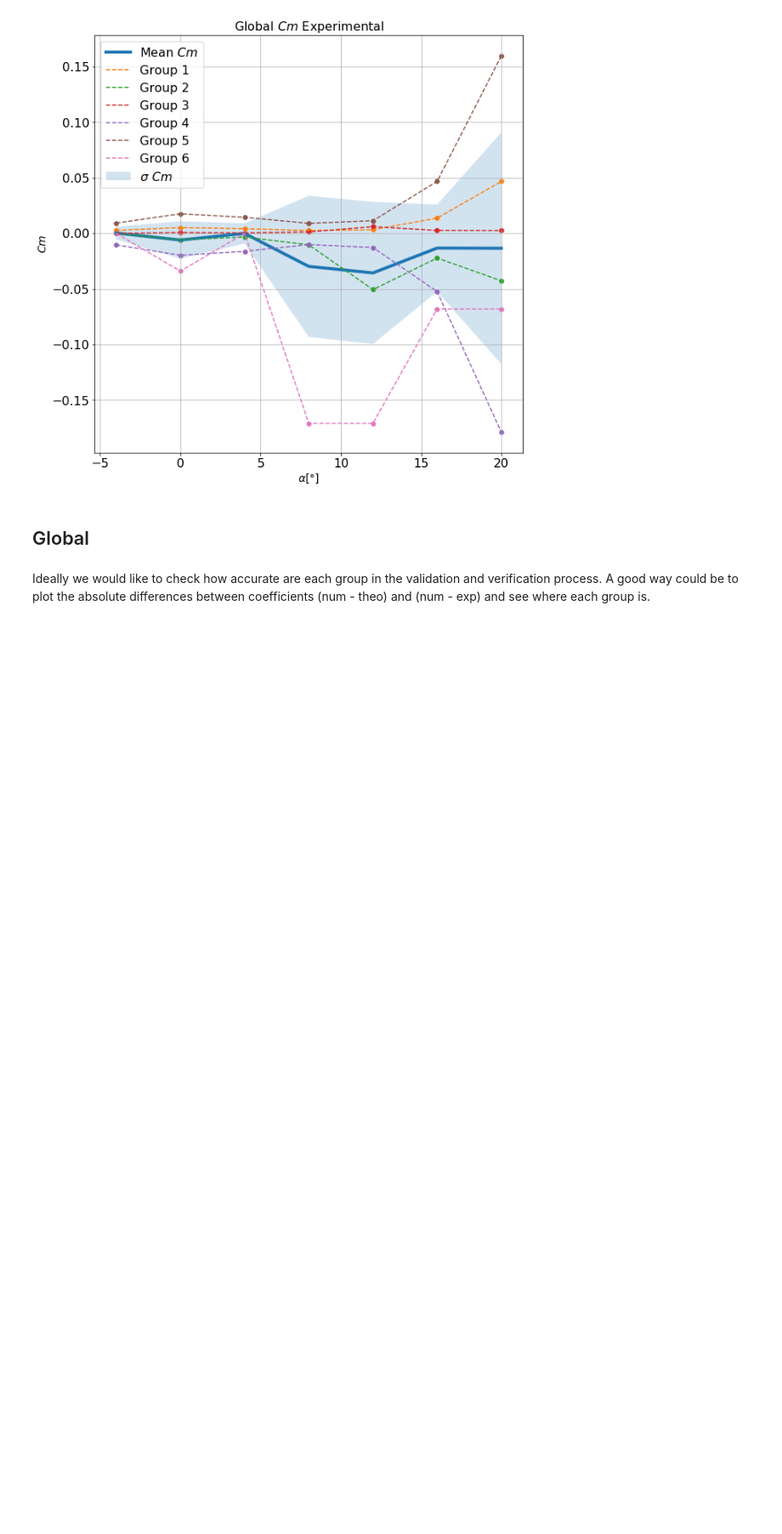
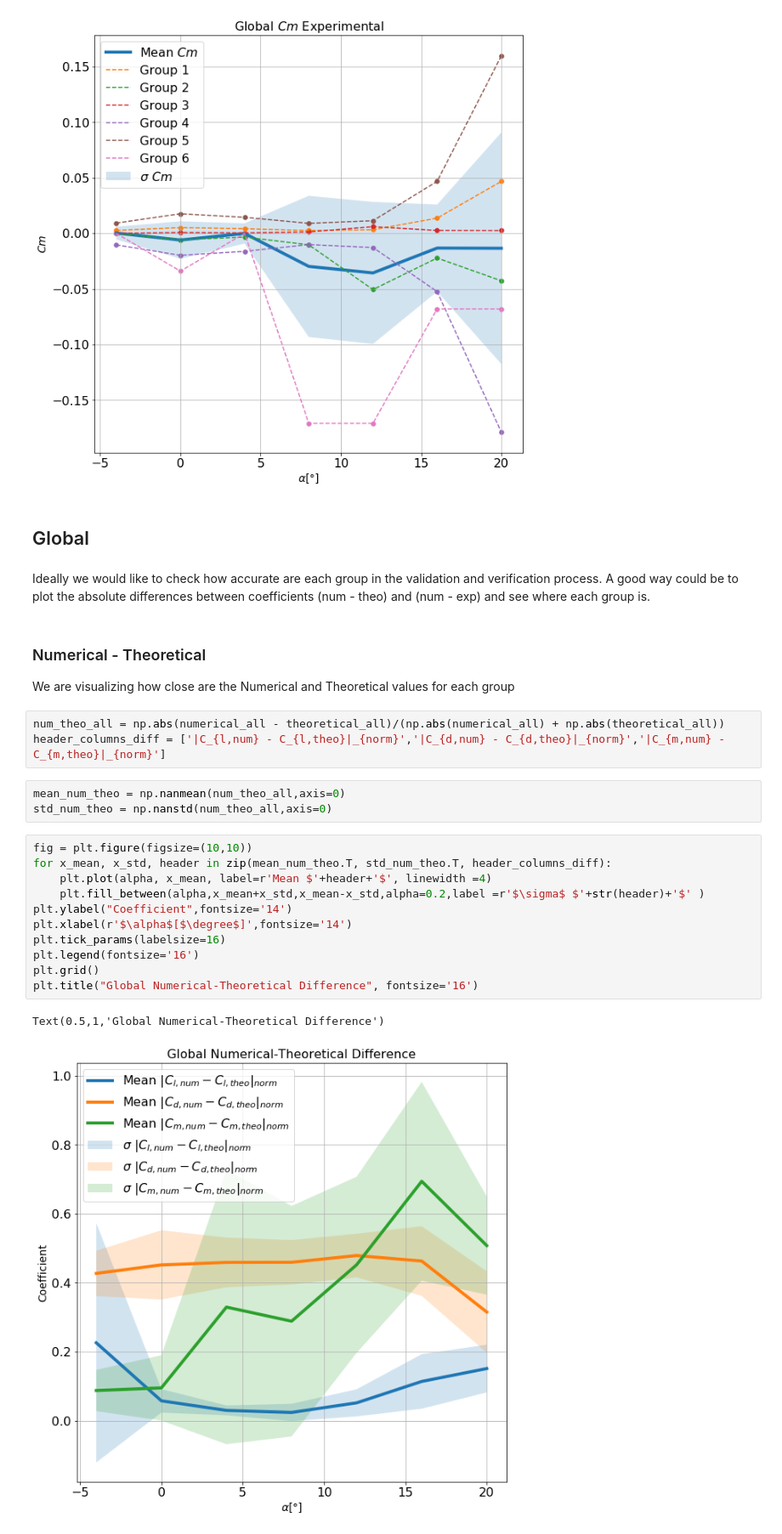
Before and after one commit to sercharpak/NFS_P2, a Jupyter notebook: NFS-P2-Comparison.ipynb, the cells around one changed output. Shown at 85% size. Drawn from its saved outputs; the diff is of its cells as text; blank space fills up the shorter version.

Commit message:
Added some plots to visualize how far away are calculations relative in each group

```diff
--- a/NFS-P2-Comparison.ipynb
+++ b/NFS-P2-Comparison.ipynb
@@ -266,3 +266,26 @@ for x_mean, x_std, header in zip(mean_experimental.T, std_experimental.T, header
 # %% [markdown]
 Ideally we would like to check how accurate are each group in the validation and verification process.
 A good way could be to plot the absolute differences between coefficients (num - theo) and (num - exp) and see where each group  is.
+# %% [markdown]
+### Numerical - Theoretical
+We are visualizing how close are the Numerical and Theoretical values for each group
+# %%
+num_theo_all = np.abs(numerical_all - theoretical_all)/(np.abs(numerical_all) + np.abs(theoretical_all))
+header_columns_diff = ['|C_{l,num} - C_{l,theo}|_{norm}','|C_{d,num} - C_{d,theo}|_{norm}','|C_{m,num} - C_{m,theo}|_{norm}']
+# %%
+mean_num_theo = np.nanmean(num_theo_all,axis=0)
+std_num_theo = np.nanstd(num_theo_all,axis=0)
+# %%
+fig = plt.figure(figsize=(10,10))
+for x_mean, x_std, header in zip(mean_num_theo.T, std_num_theo.T, header_columns_diff):
+    plt.plot(alpha, x_mean, label=r'Mean $'+header+'$', linewidth =4)
+    plt.fill_between(alpha,x_mean+x_std,x_mean-x_std,alpha=0.2,label =r'$\sigma$ $'+str(header)+'$' )
+plt.ylabel("Coefficient",fontsize='14')
+plt.xlabel(r'$\alpha$[$\degree$]',fontsize='14')
+plt.tick_params(labelsize=16)
+plt.legend(fontsize='16')
+plt.grid()
+plt.title("Global Numerical-Theoretical Difference", fontsize='16')
+# %% [output]
+Text(0.5,1,'Global Numerical-Theoretical Difference')
+[figure, added]
```
Also changed, not shown: parts of 15 cells of this notebook.
